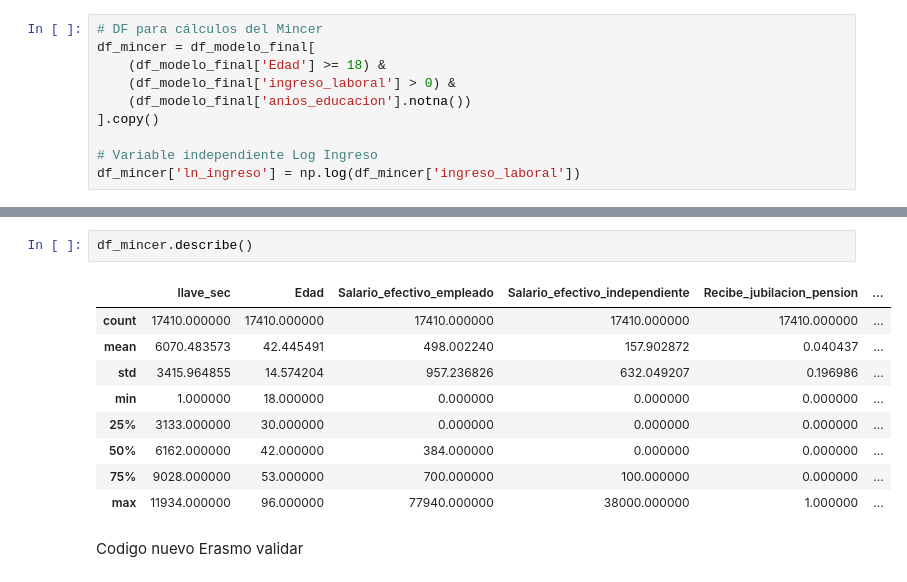
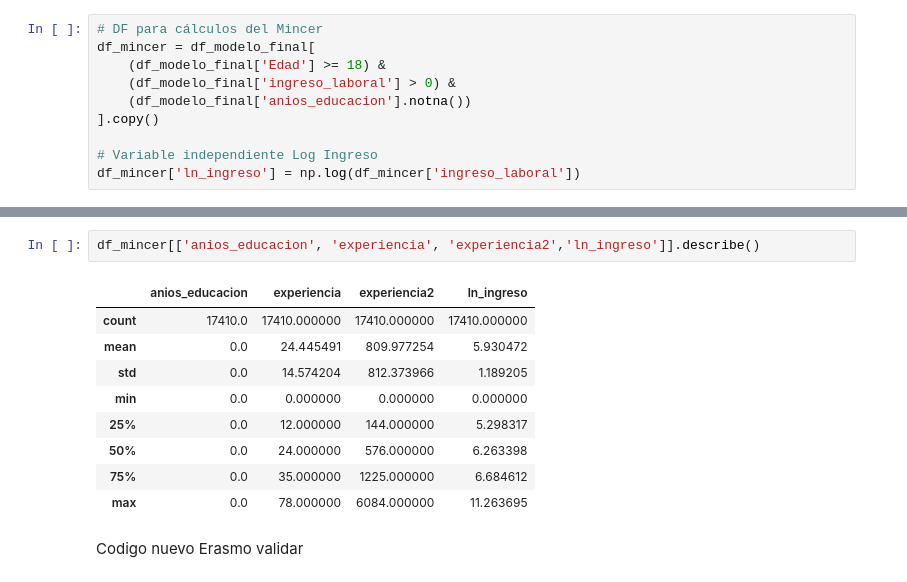
Before and after one commit to edreyesc/ProyectoIngegradorII, a Jupyter notebook: proy_integrador2_empleo_v3.ipynb, the cells around one changed output, grey strips where cells are left out. Drawn from its saved outputs; the diff is of its cells as text.

Commit message:
Verificación de descriptivos del df Mincer

```diff
--- a/proy_integrador2_empleo_v3.ipynb
+++ b/proy_integrador2_empleo_v3.ipynb
@@ -857,15 +871,15 @@ df_mincer['ln_ingreso'] = np.log(df_mincer['ingreso_laboral'])
 # %%
-df_mincer.describe()
+df_mincer[['anios_educacion', 'experiencia', 'experiencia2','ln_ingreso']].describe()
 # %% [output]
-|  | llave_sec | Edad | Salario_efectivo_empleado | Salario_efectivo_independiente | Recibe_jubilacion_pension | ... |
-| count | 17410.000000 | 17410.000000 | 17410.000000 | 17410.000000 | 17410.000000 | ... |
-| mean | 6070.483573 | 42.445491 | 498.002240 | 157.902872 | 0.040437 | ... |
-| std | 3415.964855 | 14.574204 | 957.236826 | 632.049207 | 0.196986 | ... |
-| min | 1.000000 | 18.000000 | 0.000000 | 0.000000 | 0.000000 | ... |
-| 25% | 3133.000000 | 30.000000 | 0.000000 | 0.000000 | 0.000000 | ... |
-| 50% | 6162.000000 | 42.000000 | 384.000000 | 0.000000 | 0.000000 | ... |
-| 75% | 9028.000000 | 53.000000 | 700.000000 | 100.000000 | 0.000000 | ... |
-| max | 11934.000000 | 96.000000 | 77940.000000 | 38000.000000 | 1.000000 | ... |
+|  | anios_educacion | experiencia | experiencia2 | ln_ingreso |
+| count | 17410.0 | 17410.000000 | 17410.000000 | 17410.000000 |
+| mean | 0.0 | 24.445491 | 809.977254 | 5.930472 |
+| std | 0.0 | 14.574204 | 812.373966 | 1.189205 |
+| min | 0.0 | 0.000000 | 0.000000 | 0.000000 |
+| 25% | 0.0 | 12.000000 | 144.000000 | 5.298317 |
+| 50% | 0.0 | 24.000000 | 576.000000 | 6.263398 |
+| 75% | 0.0 | 35.000000 | 1225.000000 | 6.684612 |
+| max | 0.0 | 78.000000 | 6084.000000 | 11.263695 |
 # %% [markdown]
 Codigo nuevo Erasmo validar
 # %% [markdown]
```
Also changed, not shown: parts of 31 cells of this notebook.
